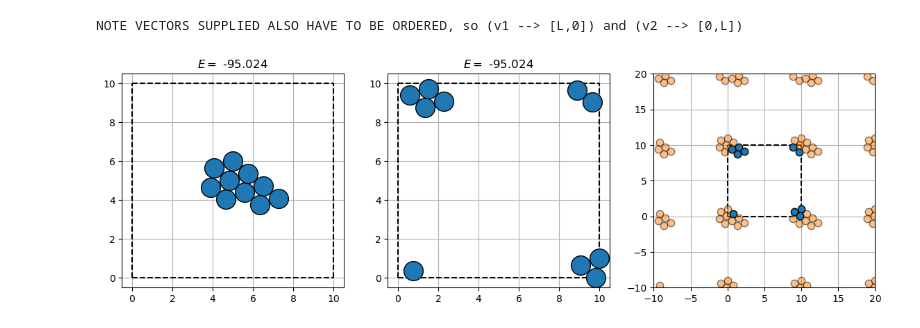
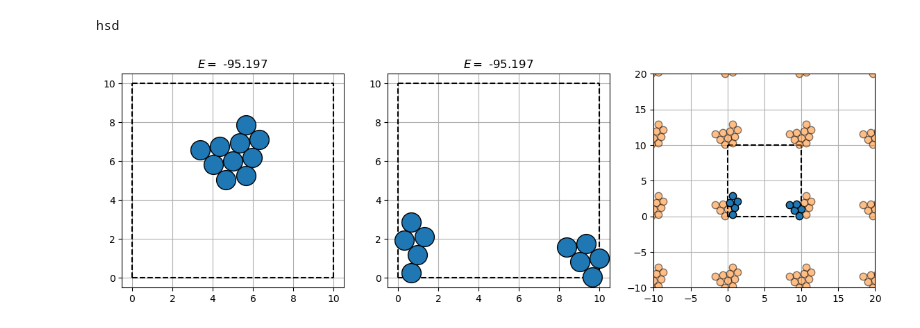
Before and after one commit to karsten3112/Computational-Physics, a Jupyter notebook: Week7/exercise36.ipynb, the cells around one changed output. Cells and saved outputs as stored; diff of their text form; code cells hidden in the pictures.

```diff
--- a/Week7/exercise36.ipynb
+++ b/Week7/exercise36.ipynb
@@ -10,7 +10,7 @@ from scipy.spatial.distance import pdist
 import matplotlib.pyplot as plt
 # %%
 pos_flat = np.loadtxt('../Week4/lj10clusters.txt')
-positions = pos_flat.reshape(-1,pos_flat.shape[1]//2,2)[3]
+positions = pos_flat.reshape(-1,pos_flat.shape[1]//2,2)[12]
 atom_list = [Atom(position=pos, size=20) for pos in positions+np.array([5.0,6.0])]
 unit_cell = (np.array([10.0,0]), np.array([0.0,10.0]))
 atom_col_no_per = Atom_Collection(atomlist=atom_list, unit_cell=unit_cell)
@@ -19,27 +19,26 @@ atom_list = [Atom(position=pos, size=20) for pos in positions+np.array([10.0,11.
 atom_col_per = Atom_Collection(atomlist=atom_list, unit_cell=unit_cell, pbc=True)
 atom_col_per.calculator = LennardJones()
 # %% [output]
-NOTE VECTORS SUPPLIED ALSO HAVE TO BE ORDERED, so (v1 --> [L,0]) and (v2 --> [0,L])
+hsd
 # %%
 fig, axs = plt.subplots(1,3, figsize=(14,4))
 atom_cols = [atom_col_no_per, atom_col_per]
 for ax, atom_col in zip(axs[0:2], atom_cols):
     ax.grid()
     ax.set_xlim([-0.5,10.5])
     ax.set_ylim([-0.5,10.5])
     atom_col.plot(ax=ax, plot_cell=True)
     atom_col.reset_plot_axes()
     ax.set_title(rf"$E=$ {atom_col.get_potential_energy().round(3)}")
 
-displace_vectors = np.array([[0.0,0.0], [10.0,0.0], [-10.0,0.0], [-10.0,-10.0], [0.0,-10.0], [10.0, -10.0], [-10.0,10.0],[0.0,10.0], [10.0,10.0]])
-atom_col_per.plot_cells(ax=axs[2], displacement_vectors=displace_vectors, size=7.5)
+atom_col_per.plot_cells(ax=axs[2], size=7.5)
 atom_col_per.reset_plot_axes()
 axs[2].grid()
 axs[2].set_xlim([-10.0,20.0])
 axs[2].set_ylim([-10.0,20.0])
 atom_col_per.set_sizes([20 for i in range(len(atom_col_per))])
 # %% [output]
-[figure, old version]
+[figure, new version]
 # %%
 fig, axs = plt.subplots(1,2, figsize=(12,4))
 for ax, grid in zip(axs, [[-0.5,5.5], [-0.5,10.5]]):
```
Also changed, not shown: parts of 4 cells of this notebook, 10 other files.
